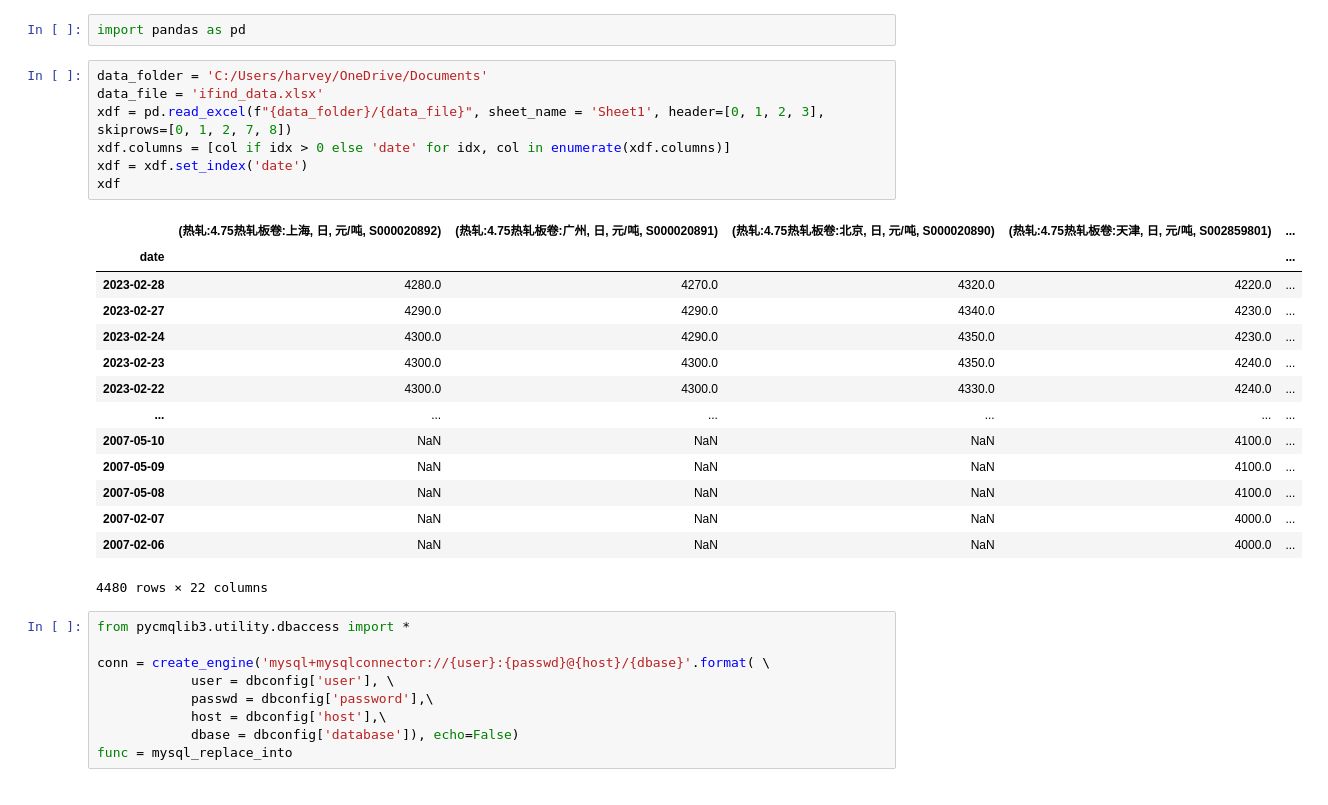
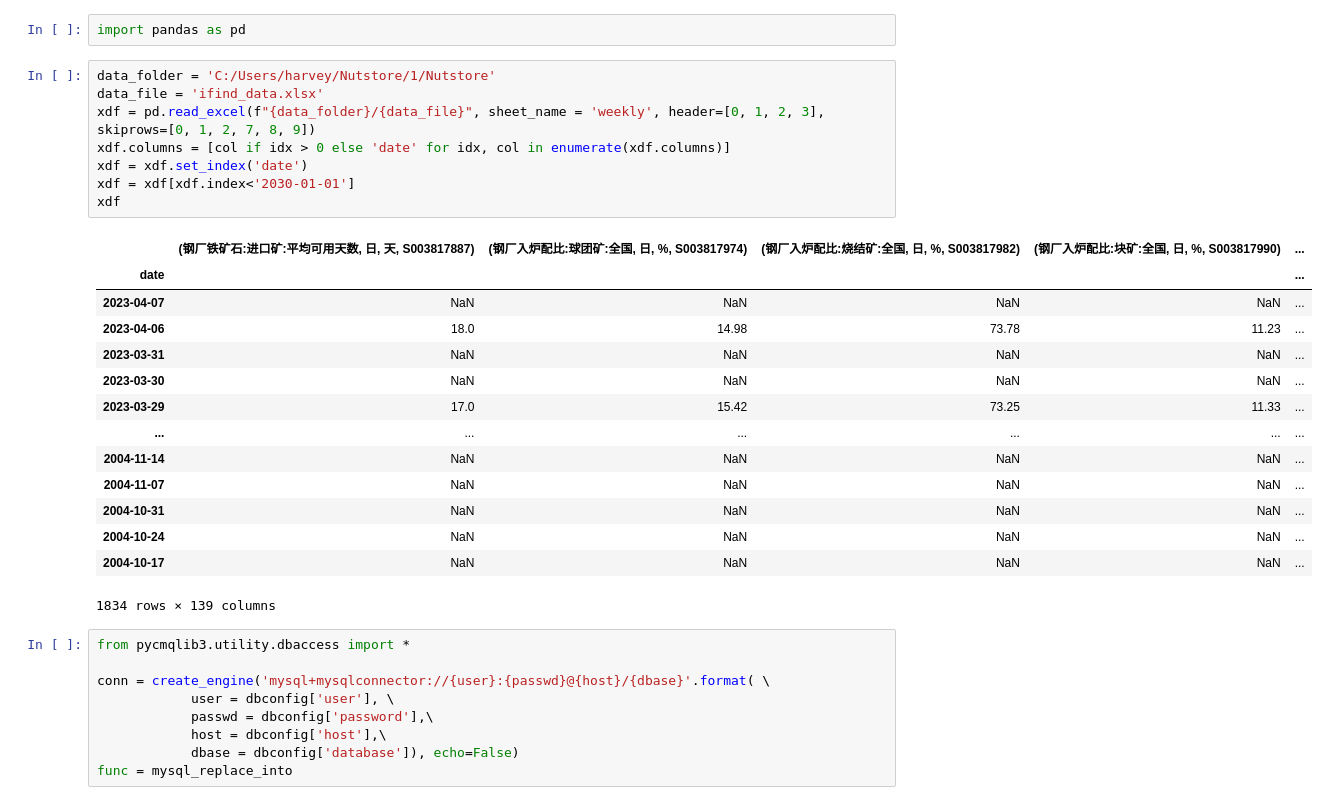
Before and after one commit to harvey1673/pyktrader3, a Jupyter notebook: bktest/code experiments.ipynb, the cells around one changed output. Drawn from its saved outputs; the diff is of its cells as text.

```diff
--- a/bktest/test_nearby.ipynb
+++ b/bktest/code experiments.ipynb
@@ -401,27 +403,28 @@ date
 # %%
 import pandas as pd
 # %%
-data_folder = 'C:/Users/harvey/OneDrive/Documents'
+data_folder = 'C:/Users/harvey/Nutstore/1/Nutstore'
 data_file = 'ifind_data.xlsx'
-xdf = pd.read_excel(f"{data_folder}/{data_file}", sheet_name = 'Sheet1', header=[0, 1, 2, 3], skiprows=[0, 1, 2, 7, 8])
+xdf = pd.read_excel(f"{data_folder}/{data_file}", sheet_name = 'weekly', header=[0, 1, 2, 3], skiprows=[0, 1, 2, 7, 8, 9])
 xdf.columns = [col if idx > 0 else 'date' for idx, col in enumerate(xdf.columns)]
 xdf = xdf.set_index('date')
+xdf = xdf[xdf.index<'2030-01-01']
 xdf
 # %% [output]
-|  | (热轧:4.75热轧板卷:上海, 日, 元/吨, S000020892) | (热轧:4.75热轧板卷:广州, 日, 元/吨, S000020891) | (热轧:4.75热轧板卷:北京, 日, 元/吨, S000020890) | (热轧:4.75热轧板卷:天津, 日, 元/吨, S002859801) | ... |
+|  | (钢厂铁矿石:进口矿:平均可用天数, 日, 天, S003817887) | (钢厂入炉配比:球团矿:全国, 日, %, S003817974) | (钢厂入炉配比:烧结矿:全国, 日, %, S003817982) | (钢厂入炉配比:块矿:全国, 日, %, S003817990) | ... |
 | date |  |  |  |  | ... |
-| 2023-02-28 | 4280.0 | 4270.0 | 4320.0 | 4220.0 | ... |
-| 2023-02-27 | 4290.0 | 4290.0 | 4340.0 | 4230.0 | ... |
-| 2023-02-24 | 4300.0 | 4290.0 | 4350.0 | 4230.0 | ... |
-| 2023-02-23 | 4300.0 | 4300.0 | 4350.0 | 4240.0 | ... |
-| 2023-02-22 | 4300.0 | 4300.0 | 4330.0 | 4240.0 | ... |
+| 2023-04-07 | NaN | NaN | NaN | NaN | ... |
+| 2023-04-06 | 18.0 | 14.98 | 73.78 | 11.23 | ... |
+| 2023-03-31 | NaN | NaN | NaN | NaN | ... |
+| 2023-03-30 | NaN | NaN | NaN | NaN | ... |
+| 2023-03-29 | 17.0 | 15.42 | 73.25 | 11.33 | ... |
 | ... | ... | ... | ... | ... | ... |
-| 2007-05-10 | NaN | NaN | NaN | 4100.0 | ... |
-| 2007-05-09 | NaN | NaN | NaN | 4100.0 | ... |
-| 2007-05-08 | NaN | NaN | NaN | 4100.0 | ... |
-| 2007-02-07 | NaN | NaN | NaN | 4000.0 | ... |
-| 2007-02-06 | NaN | NaN | NaN | 4000.0 | ... |
+| 2004-11-14 | NaN | NaN | NaN | NaN | ... |
+| 2004-11-07 | NaN | NaN | NaN | NaN | ... |
+| 2004-10-31 | NaN | NaN | NaN | NaN | ... |
+| 2004-10-24 | NaN | NaN | NaN | NaN | ... |
+| 2004-10-17 | NaN | NaN | NaN | NaN | ... |
-4480 rows × 22 columns
+1834 rows × 139 columns
 # %%
 from pycmqlib3.utility.dbaccess import *
 
```
Also changed, not shown: parts of 2 cells of this notebook, 19 other files.
